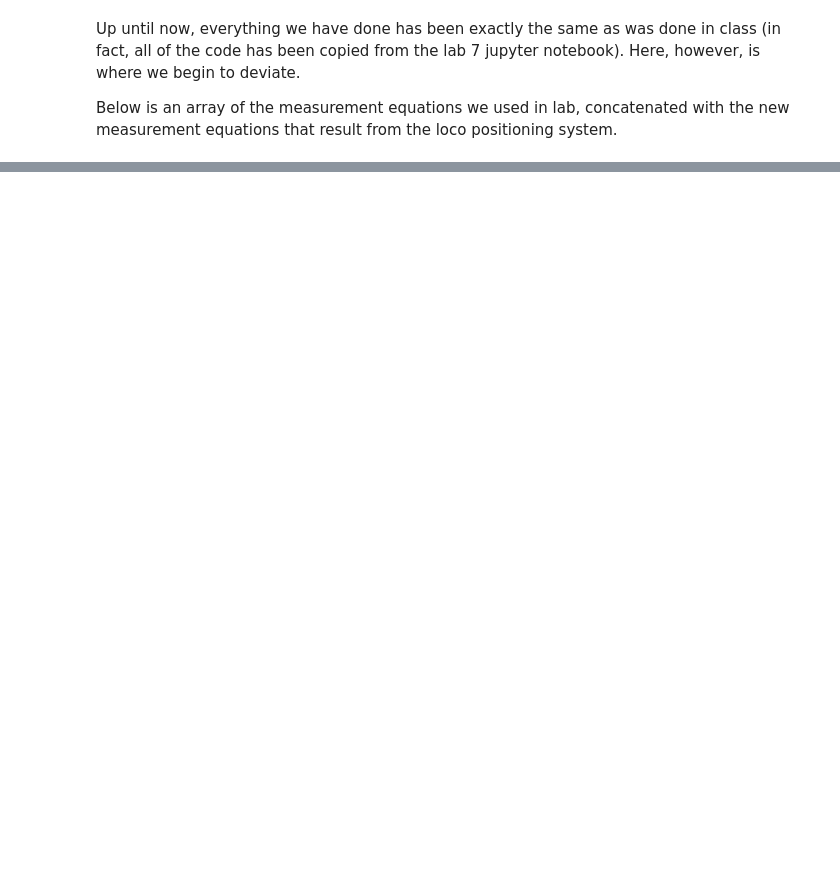
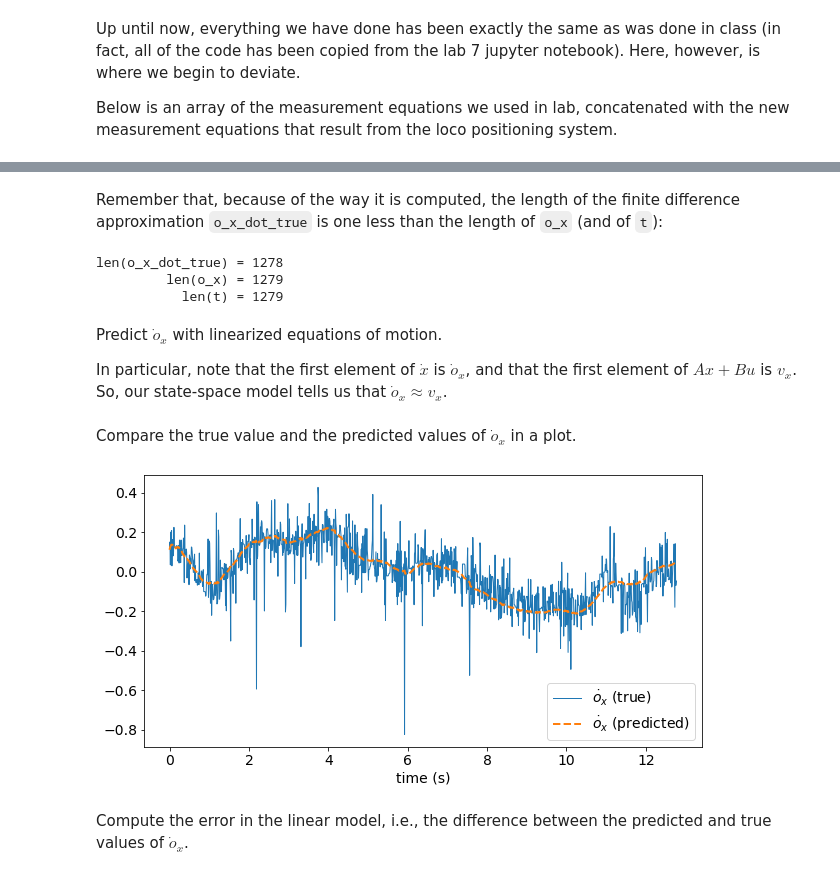
Before and after one commit to dmccann3/AE483_SearchRescue, a Jupyter notebook: analysis.ipynb, the cells around one changed output, grey strips where cells are left out. Drawn from its saved outputs; the diff is of its cells as text; code cells hidden in the pictures; blank space fills up the shorter version.

```diff
--- a/analysis.ipynb
+++ b/analysis.ipynb
@@ -703,0 +598,33 @@ f_z = -0.01530678f * (o_z - o_z_des) -0.03620873f * v_z + 0.41937750f;
+# %%
+o_x_dot_true = (o_x[1:] - o_x[:-1]) / dt
+# %% [markdown]
+Remember that, because of the way it is computed, the length of the finite difference approximation `o_x_dot_true` is one less than the length of `o_x` (and of `t`):
+# %%
+print(f'len(o_x_dot_true) = {len(o_x_dot_true)}')
+print(f'         len(o_x) = {len(o_x)}')
+print(f'           len(t) = {len(t)}')
+# %% [output]
+len(o_x_dot_true) = 1278
+         len(o_x) = 1279
+           len(t) = 1279
+# %% [markdown]
+Predict $\dot{o}_x$ with linearized equations of motion.
+
+In particular, note that the first element of $\dot{x}$ is $\dot{o}_x$, and that the first element of $Ax+Bu$ is $v_x$. So, our state-space model tells us that $\dot{o}_x \approx v_x$.
+# %%
+o_x_dot_predicted = v_x
+# %% [markdown]
+Compare the true value and the predicted values of $\dot{o}_x$ in a plot.
+# %%
+plt.figure(figsize=(10, 5))
+plt.plot(t[:-1], o_x_dot_true, label='$\dot{o}_x$ (true)', linewidth=1)
+plt.plot(t, o_x_dot_predicted, '--', label='$\dot{o}_x$ (predicted)', linewidth=2)
+plt.legend(fontsize=14)
+plt.xticks(fontsize=14)
+plt.yticks(fontsize=14)
+plt.xlabel('time (s)', fontsize=14)
+plt.show()
+# %% [output]
+[figure, added]
+# %% [markdown]
+Compute the error in the linear model, i.e., the difference between the predicted and true values of $\dot{o}_x$.
```
Also changed, not shown: parts of 213 cells of this notebook, 3 other files.
